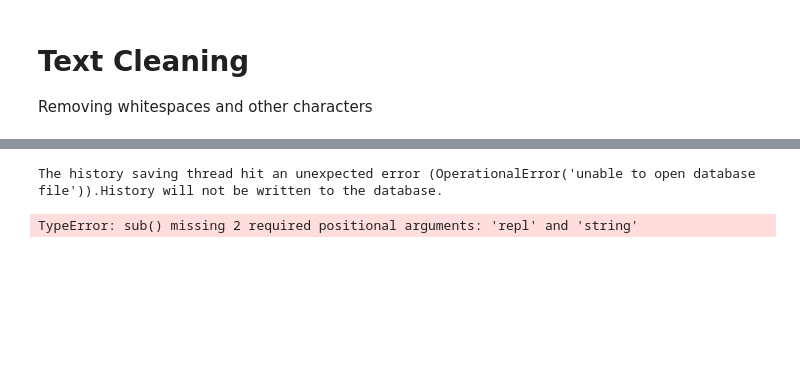
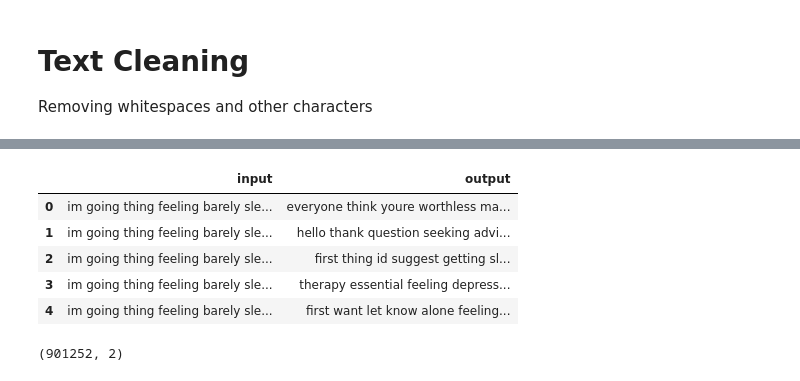
Before and after one commit to Shubhamf0073/Bot, a Jupyter notebook: DataPrep/preProcessing.ipynb, the cells around one changed output, grey strips where cells are left out. Saved outputs shown, nothing was run; the diff lists cells and outputs as text; code cells hidden in the pictures; blank space fills up the shorter version.

```diff
--- a/DataPrep/preProcessing.ipynb
+++ b/DataPrep/preProcessing.ipynb
@@ -301,22 +267,34 @@ nltk.download("wordnet")
 True
 # %%
 lemmatizer = WordNetLemmatizer()
-stopWords = set(stopwords.words("english"))
+stop_words = set(stopwords.words('english'))
-# %% [output]
-The history saving thread hit an unexpected error (OperationalError('unable to open database file')).History will not be written to the database.
 # %%
 def cleanText(text):
     if not isinstance(text, str):
         return ""
 
     text = text.lower()
-    text = re.sub(r"sub(r'[^\w\s]', '', text")
-    text = ' '.join([word for word in text.split() if word not in stopWords])
+
+    text = re.sub(r'[^\w\s]', '', text)
+
+    text = ' '.join([word for word in text.split() if word not in stop_words])
+
     text = ' '.join([lemmatizer.lemmatize(word) for word in text.split()])
 
     return text
-
-mergedDf["input"] = mergedDf["input"].apply(cleanText)
-mergedDf["output"] = mergedDf["output"].apply(cleanText)
-# %% [output]
-TypeError: sub() missing 2 required positional arguments: 'repl' and 'string'
+# %%
+mergedDf["input"] = mergedDf["input"].astype(str).apply(cleanText)
+mergedDf["output"] = mergedDf["output"].astype(str).apply(cleanText)
+# %%
+mergedDf.head()
+# %% [output]
+|  | input | output |
+| 0 | im going thing feeling barely sle... | everyone think youre worthless ma... |
+| 1 | im going thing feeling barely sle... | hello thank question seeking advi... |
+| 2 | im going thing feeling barely sle... | first thing id suggest getting sl... |
+| 3 | im going thing feeling barely sle... | therapy essential feeling depress... |
+| 4 | im going thing feeling barely sle... | first want let know alone feeling... |
+# %%
+mergedDf.shape
+# %% [output]
+(901252, 2)
```
Also changed, not shown: parts of 17 cells of this notebook, 2 other files.
